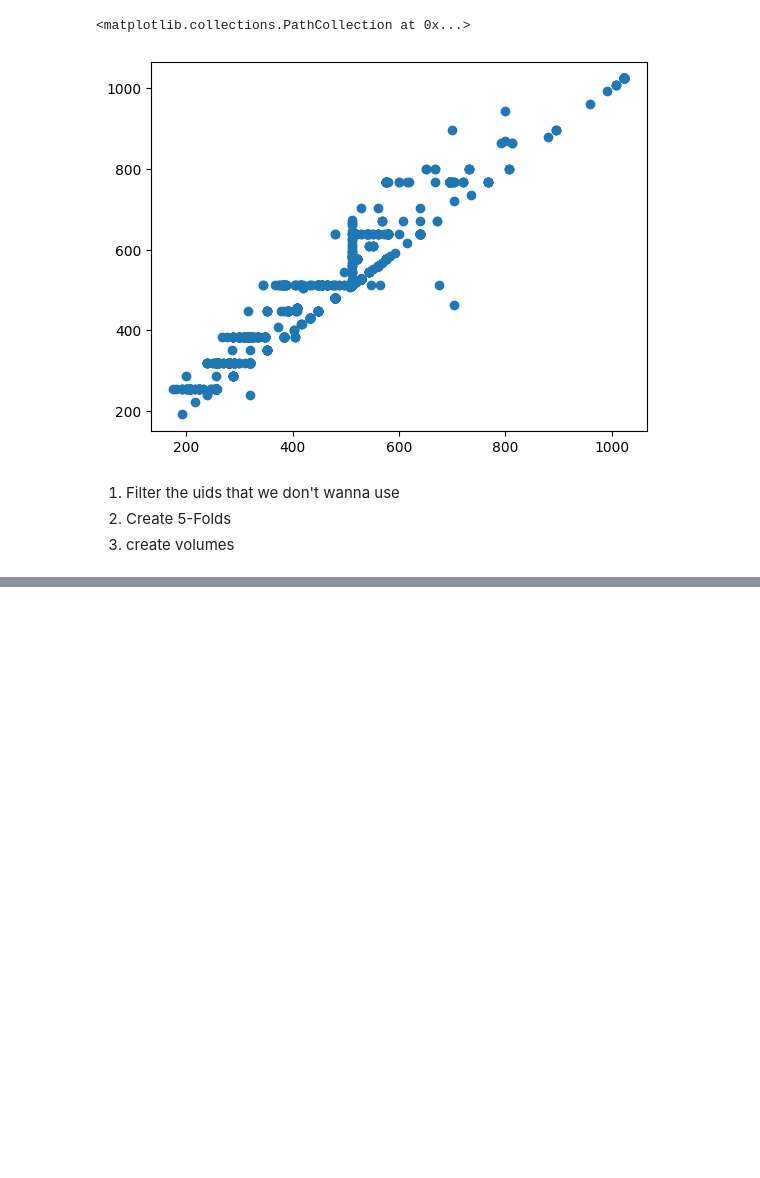
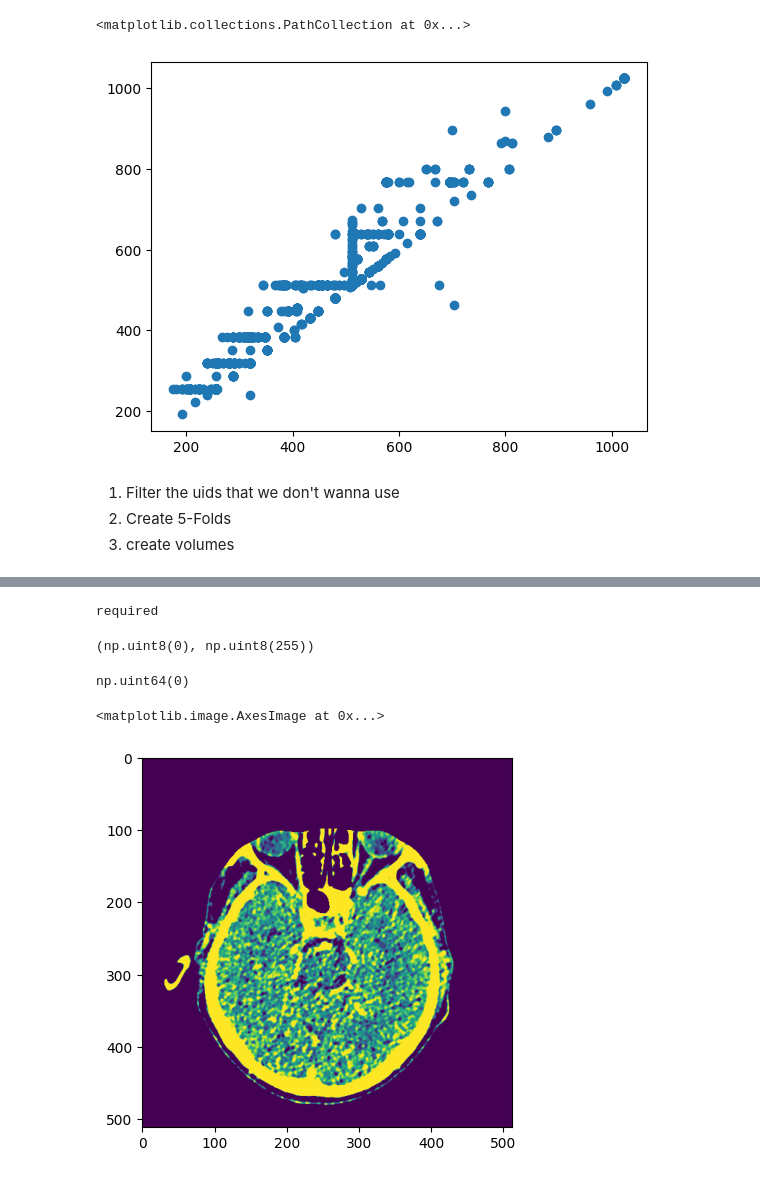
Before and after one commit to tom99763/9th-place-solution-RSNA-IAD, a Jupyter notebook: notebooks/Untitled.ipynb, the cells around one changed output, grey strips where cells are left out. Saved outputs shown, nothing was run; the diff lists cells and outputs as text; code cells hidden in the pictures; blank space fills up the shorter version.

```diff
--- a/notebooks/Untitled.ipynb
+++ b/notebooks/Untitled.ipynb
@@ -321,0 +365,18 @@ train_df.to_csv("../data/processed/train_df.csv", index=False)
+# %%
+nvol = process_dicom_series(uid)
+# %% [output]
+required
+# %%
+vol[54].min(), vol[54].max()
+# %% [output]
+(np.uint8(0), np.uint8(255))
+# %%
+np.abs(vol[54] - nvol[162]).sum()
+# np.allclose(imgslice,vol[54], atol=1)
+# %% [output]
+np.uint64(0)
+# %%
+plt.imshow(vol[54])
+# %% [output]
+<matplotlib.image.AxesImage at 0x...>
+[figure, added]
```
Also changed, not shown: parts of 23 cells of this notebook, 11 other files.
